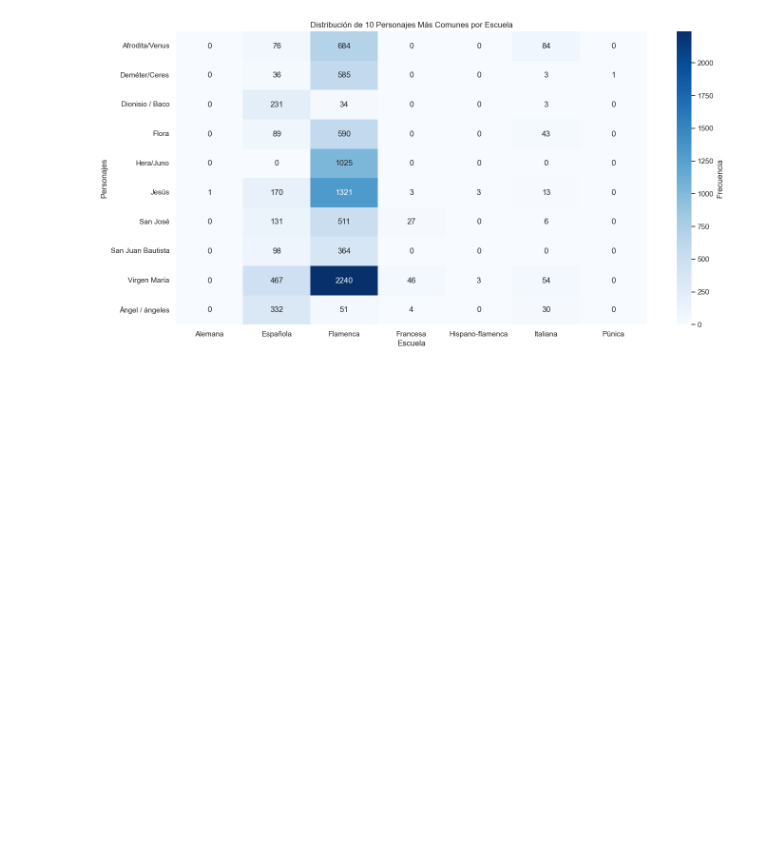
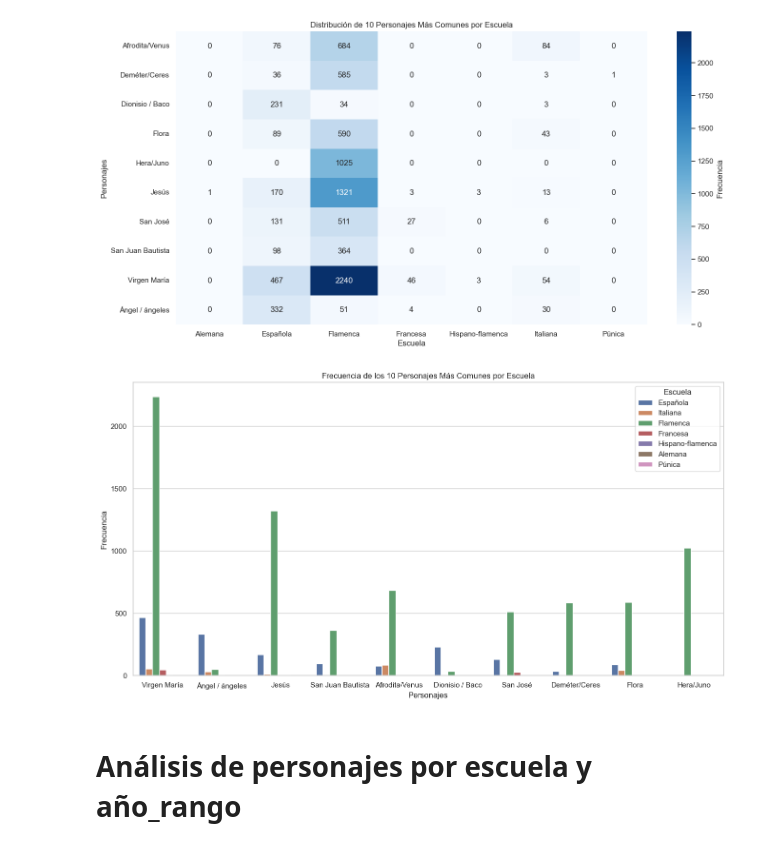
Before and after one commit to karmelealonso/project_final, a Jupyter notebook: notebooks/Estudio_analitico_iconografia.ipynb, the cells around one changed output. Saved outputs shown, nothing was run; the diff lists cells and outputs as text; code cells hidden in the pictures; blank space fills up the shorter version.

```diff
--- a/notebooks/Estudio_analitico_iconografia.ipynb
+++ b/notebooks/Estudio_analitico_iconografia.ipynb
@@ -1025,3 +1043,20 @@ plt.ylabel('Personajes')
 plt.show()
 # %% [output]
 [figure]
+# %%
+personajes_mas_comunes = personajes_escuela['Personajes'].value_counts().nlargest(10).index
+
+# Filtra el DataFrame original solo para los personajes más comunes
+df_personajes_comunes = personajes_escuela[personajes_escuela['Personajes'].isin(personajes_mas_comunes)]
+
+# Gráfico de barras para la relación entre 'Personajes' y 'Escuela'
+plt.figure(figsize=(16, 8))
+sns.countplot(x='Personajes', hue='Escuela', data=df_personajes_comunes)
+plt.title('Frecuencia de los 10 Personajes Más Comunes por Escuela')
+plt.xlabel('Personajes')
+plt.ylabel('Frecuencia')
+plt.show()
+# %% [output]
+[figure, added]
+# %% [markdown]
+# Análisis de personajes por escuela y año_rango
```
Also changed, not shown: parts of 40 cells of this notebook.
